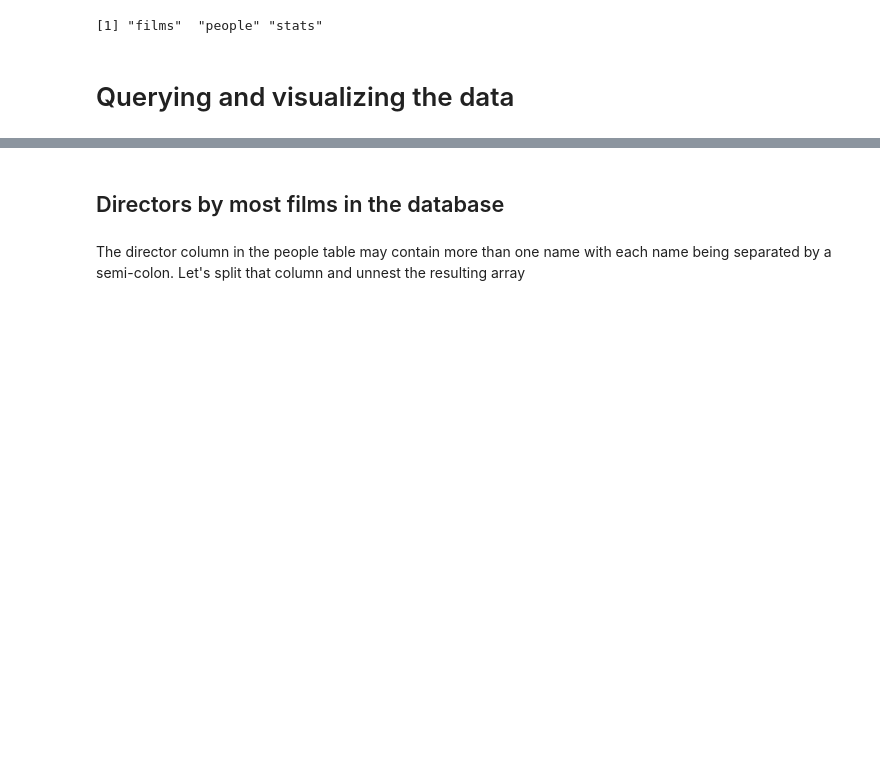
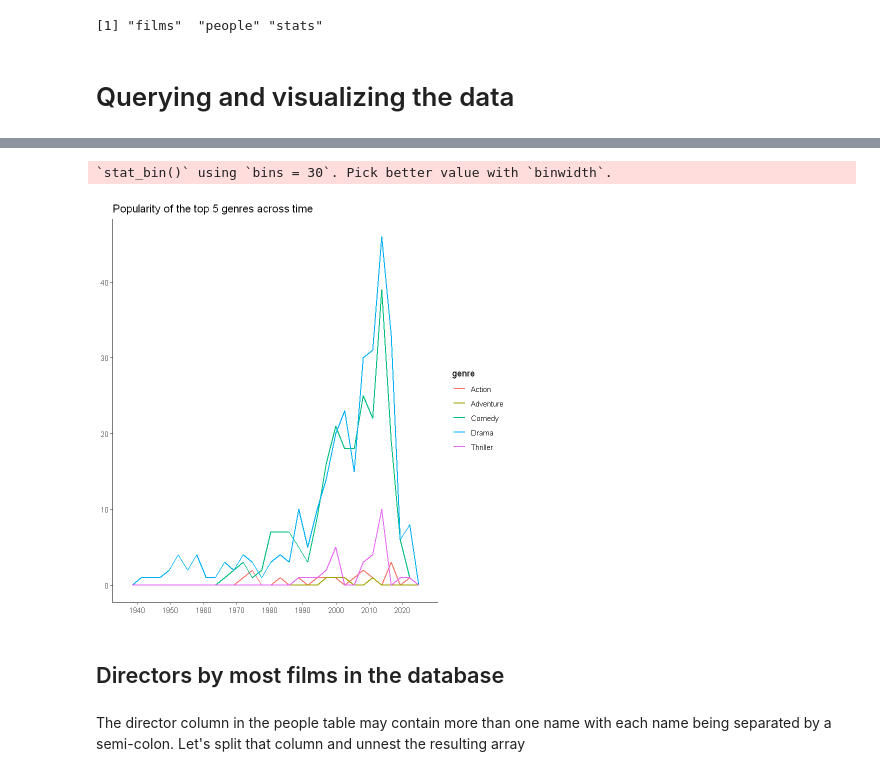
Before and after one commit to JacopoMalatesta/imdb_most_popular_films, a Jupyter notebook: scripts/04 - Querying and visualizing the results.ipynb, the cells around one changed output, grey strips where cells are left out. Cells and saved outputs as stored; diff of their text form; code cells hidden in the pictures; blank space fills up the shorter version.

```diff
--- a/scripts/04 - Querying and visualizing the results.ipynb
+++ b/scripts/04 - Querying and visualizing the results.ipynb
@@ -42,3 +67,22 @@ dbListTables(con)
+# %%
+query  <- "SELECT EXTRACT(YEAR FROM release_date :: DATE) AS year,
+                   UNNEST(STRING_TO_ARRAY(genre, ';')) genre
+           FROM films
+           WHERE genre IN ('Drama', 'Comedy', 'Thriller', 'Action', 'Adventure')"
+
+output <- dbGetQuery(conn = con, statement = query)
+
+output %>%
+ggplot(aes(x = year, colour = genre, label = genre)) +
+geom_freqpoly(size = 0.75) +
+theme_classic() +
+scale_x_continuous(breaks = seq(1930, 2020, 10)) +
+theme(axis.title.x = element_blank(),
+      axis.title.y = element_blank()) +
+ggtitle("Popularity of the top 5 genres across time")
+# %% [output]
+`stat_bin()` using `bins = 30`. Pick better value with `binwidth`.
+[figure, added]
 # %% [markdown]
 ## Directors by most films in the database
 # %% [markdown]
```
Also changed, not shown: parts of 12 cells of this notebook.
